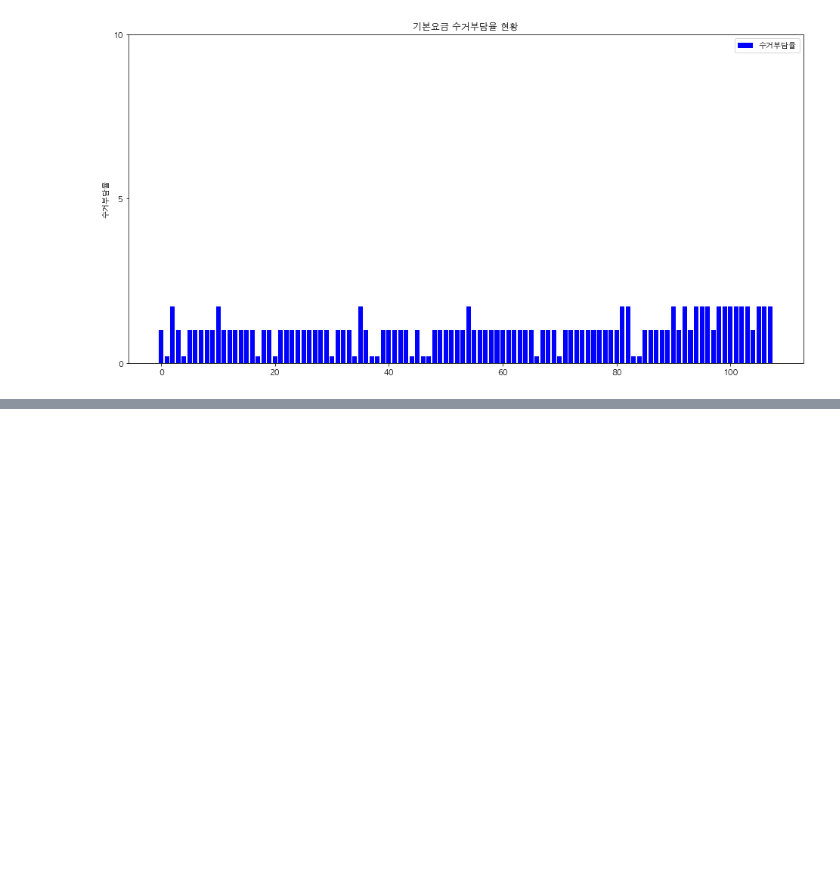
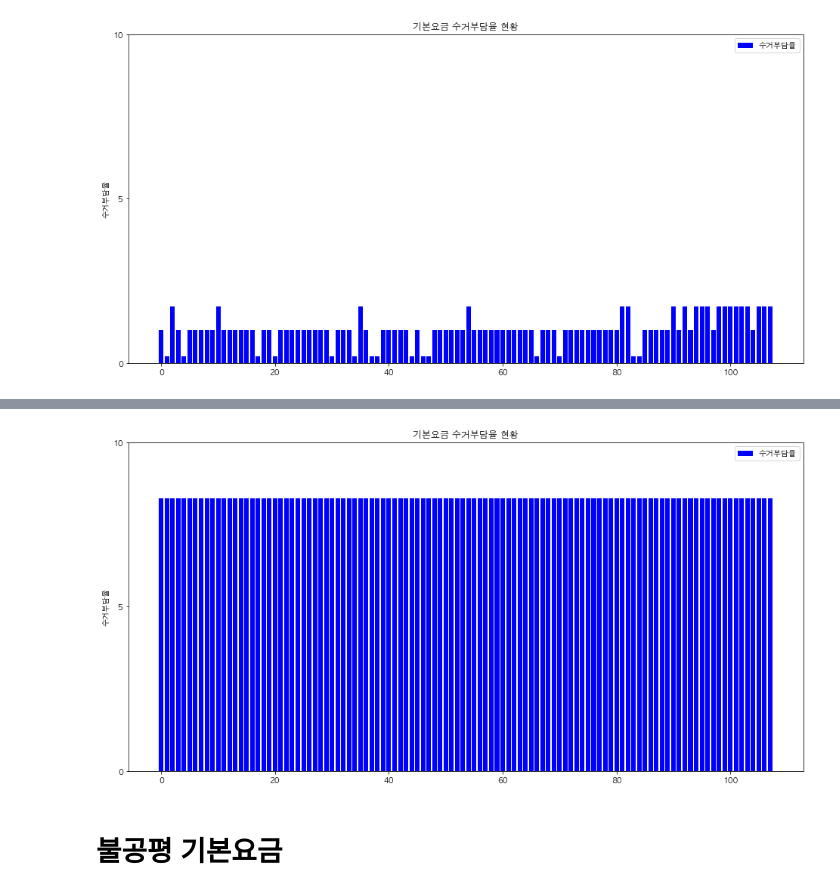
Before and after one commit to formegusto/what-is-public-fee, a Jupyter notebook: pt4.형평성의 문제.ipynb, the cells around one changed output, grey strips where cells are left out. Drawn from its saved outputs; the diff is of its cells as text; code cells hidden in the pictures; blank space fills up the shorter version.

```diff
--- a/pt4.형평성의 문제.ipynb
+++ b/pt4.형평성의 문제.ipynb
@@ -131,0 +186,14 @@ plt.show()
+# %%
+plt.figure(figsize=(16,8))
+
+plt.bar(range(len(equity_month_df)),basic_col_burden, label='수거부담율', color='b')
+plt.title("기본요금 수거부담율 현황")
+plt.legend()
+plt.yticks([0, 5, 10])
+plt.ylabel("수거부담율")
+
+plt.show()
+# %% [output]
+[figure, added]
+# %% [markdown]
+# 불공평 기본요금
```
Also changed, not shown: parts of 18 cells of this notebook.
